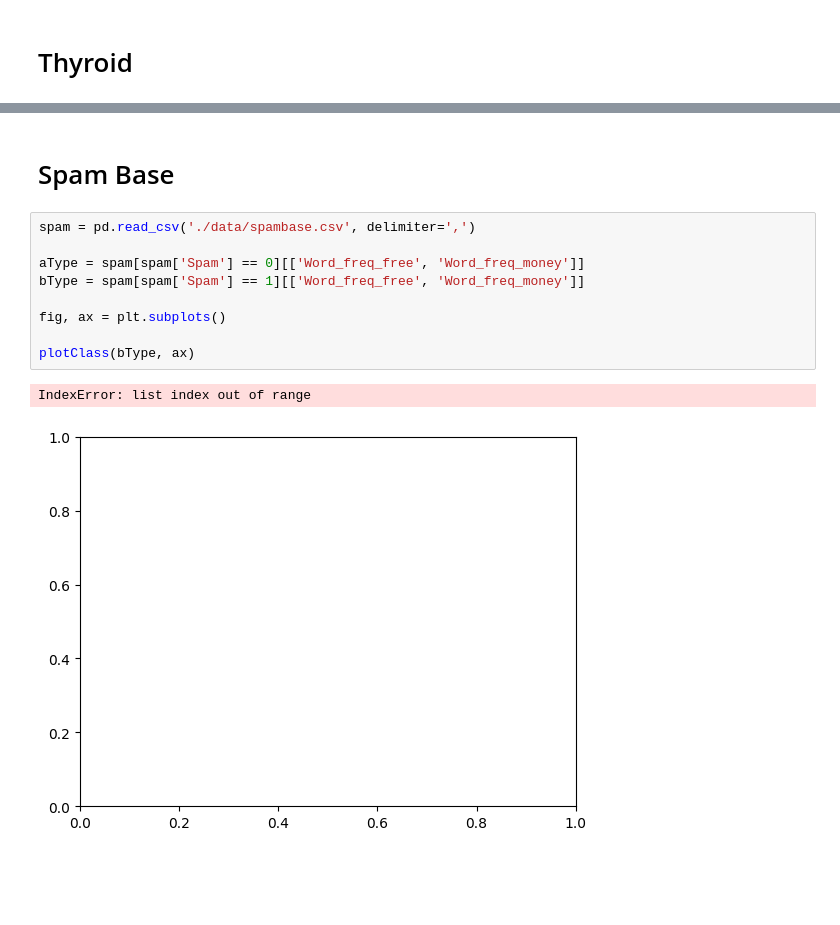
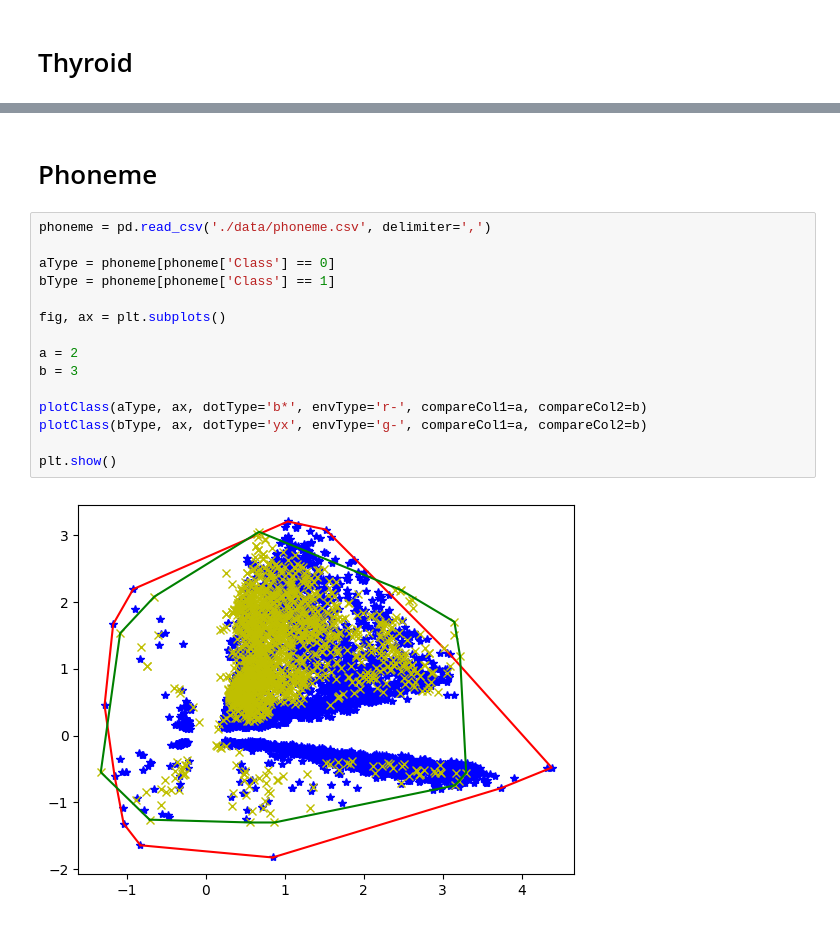
Before and after one commit to Gcastelo01/TP1_Alg2, a Jupyter notebook: TP1_Classificador.ipynb, the cells around one changed output, grey strips where cells are left out. Drawn from its saved outputs; the diff is of its cells as text; blank space fills up the shorter version.

Commit message:
feat: mais dataSets

```diff
--- a/TP1_Classificador.ipynb
+++ b/TP1_Classificador.ipynb
@@ -557,16 +561,21 @@ plotClass(cType, ax, dotType='r.', envType='b-', compareCol1=1, compareCol2=5)
 # %% [output]
 [figure]
-# %% [markdown]
-# Spam Base
-# %%
-spam = pd.read_csv('./data/spambase.csv', delimiter=',')
-
-aType = spam[spam['Spam'] == 0][['Word_freq_free', 'Word_freq_money']]
-bType = spam[spam['Spam'] == 1][['Word_freq_free', 'Word_freq_money']]
-
-fig, ax = plt.subplots()
-
-plotClass(bType, ax)
-# %% [output]
-IndexError: list index out of range
-[figure, removed]
+# %% [markdown]
+# Phoneme
+# %%
+phoneme = pd.read_csv('./data/phoneme.csv', delimiter=',')
+
+aType = phoneme[phoneme['Class'] == 0]
+bType = phoneme[phoneme['Class'] == 1]
+
+fig, ax = plt.subplots()
+
+a = 2
+b = 3
+
+plotClass(aType, ax, dotType='b*', envType='r-', compareCol1=a, compareCol2=b)
+plotClass(bType, ax, dotType='yx', envType='g-', compareCol1=a, compareCol2=b)
+
+plt.show()
+# %% [output]
+[figure, added]
```
Also changed, not shown: parts of 8 cells of this notebook, 4 other files.
